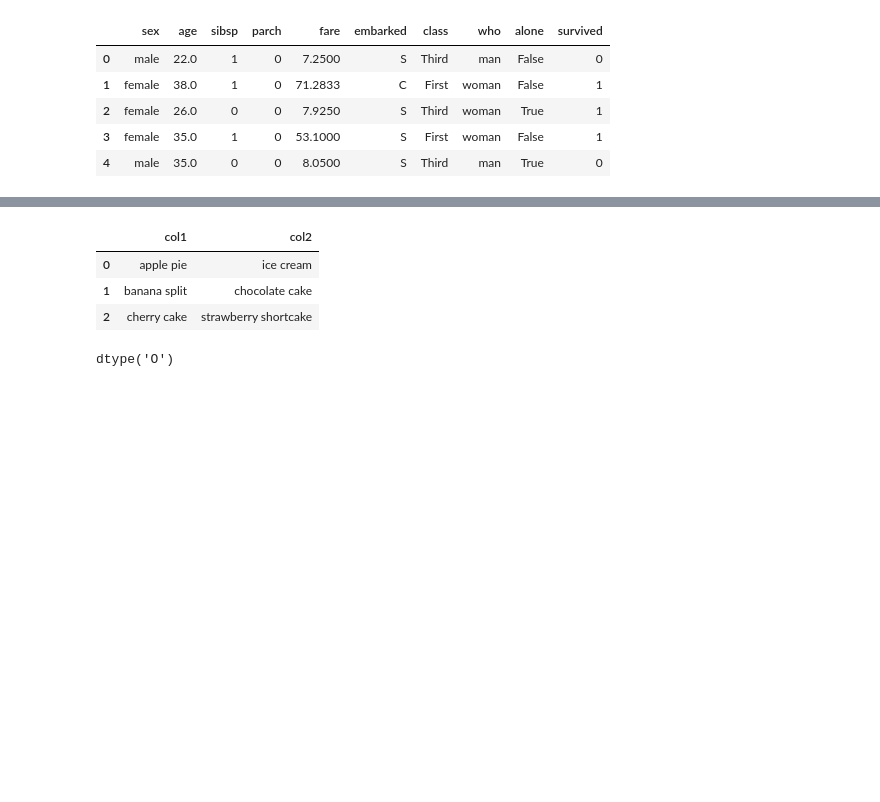
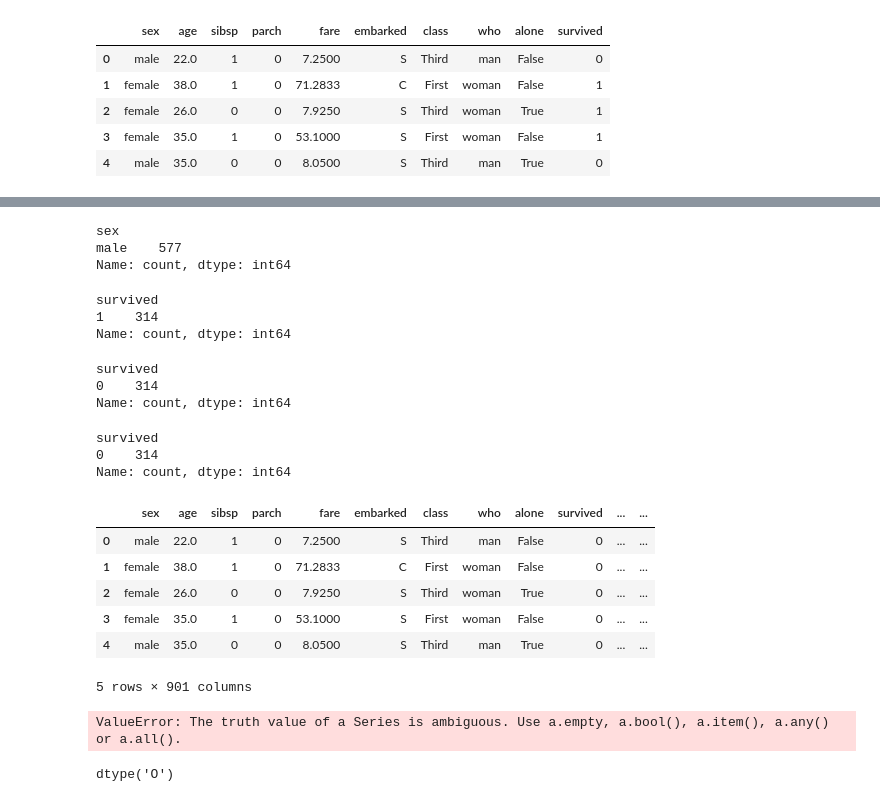
Before and after one commit to Abigor111/SunTzu, a Jupyter notebook: examples/MetadataFunctions.ipynb, the cells around one changed output, grey strips where cells are left out. Drawn from its saved outputs; the diff is of its cells as text; code cells hidden in the pictures; blank space fills up the shorter version.

```diff
--- a/examples/MetadataFunctions.ipynb
+++ b/examples/MetadataFunctions.ipynb
@@ -1367,6 +1271,0 @@ def find(self, conditions, AND=True, OR=False):
-# %%
-def find_replace(self, conditions, replace_with, AND=True, OR=False):
-    new_dataset = find(self, conditions)
-    new_dataset = replace_with
-
-    return new_dataset
@@ -1390,11 +1272,69 @@ Name: count, dtype: int64
+# %%
+df = pd.read_csv("./Titanic.csv")
+condition = df["sex"] == "female"
+conditions = [condition]
+teste = find_delete(df, conditions)
+teste["sex"].value_counts()
+# %% [output]
+sex
+male    577
+Name: count, dtype: int64
+# %%
+df = pd.read_csv("./Titanic.csv")
+condition = df["sex"] == "female"
+conditions = [condition]
+replace = ["survived", 1]
+# teste = replace.values()
+# teste
+teste = find_replace(df, conditions, replace)
+teste4 = find(teste, conditions)
+teste4["survived"].value_counts()
+# %% [output]
+survived
+1    314
+Name: count, dtype: int64
+# %%
+df = pd.read_csv("./Titanic.csv")
+teste2 = find(df, [df["sex"] == "female"])
+df.loc[teste2.index, "survived"] = 0
+teste3 = find(df, [df["sex"] == "female"])
+teste3["survived"].value_counts()
+# %% [output]
+survived
+0    314
+Name: count, dtype: int64
+# %%
+condition = df["sex"] == "female"
+conditions = [condition]
+replace = [df["survived"], 1]
+# teste = replace.values()
+# teste
+teste = find_replace(df, conditions, replace)
+teste.head()
+teste1 = find(teste, conditions)
+teste1["survived"].value_counts()
+# adw = find(teste, conditions)
+# teste.head()
+# df["female"].value_counts()
+# %% [output]
+survived
+0    314
+Name: count, dtype: int64
+# %%
+teste.head()
+# %% [output]
+|  | sex | age | sibsp | parch | fare | embarked | class | who | alone | survived | ... | ... |
+| 0 | male | 22.0 | 1 | 0 | 7.2500 | S | Third | man | False | 0 | ... | ... |
+| 1 | female | 38.0 | 1 | 0 | 71.2833 | C | First | woman | False | 0 | ... | ... |
+| 2 | female | 26.0 | 0 | 0 | 7.9250 | S | Third | woman | True | 0 | ... | ... |
+| 3 | female | 35.0 | 1 | 0 | 53.1000 | S | First | woman | False | 0 | ... | ... |
+| 4 | male | 35.0 | 0 | 0 | 8.0500 | S | Third | man | True | 0 | ... | ... |
+5 rows × 901 columns
 # %%
 teste = remove_rows_character(teste, characters=["-", "?", "!", " ", ","], add_blankspace=True)
 teste.head()
 # %% [output]
-|  | col1 | col2 |
-| 0 | apple pie | ice cream |
-| 1 | banana split | chocolate cake |
-| 2 | cherry cake | strawberry shortcake |
+ValueError: The truth value of a Series is ambiguous. Use a.empty, a.bool(), a.item(), a.any() or a.all().
 # %%
 df1["Product"].dtypes
 # %% [output]
```
Also changed, not shown: parts of 127 cells of this notebook, 2 other files.
